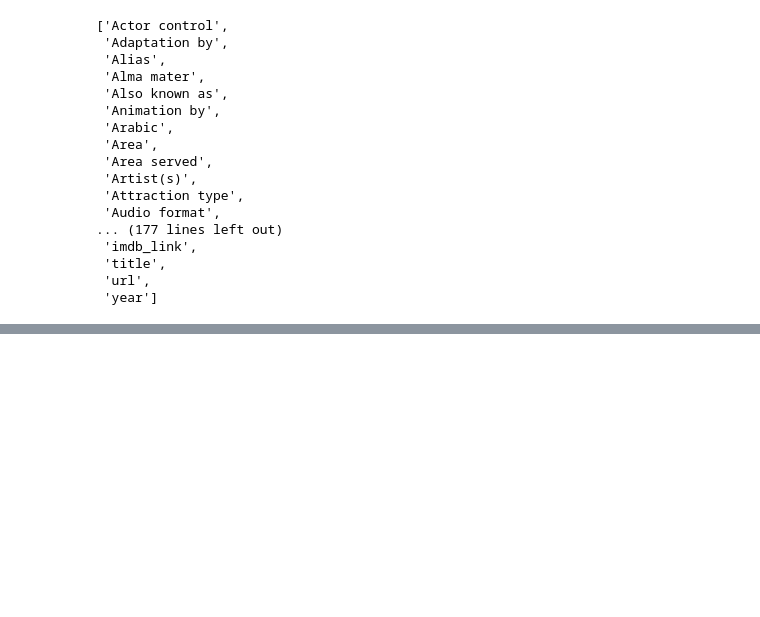
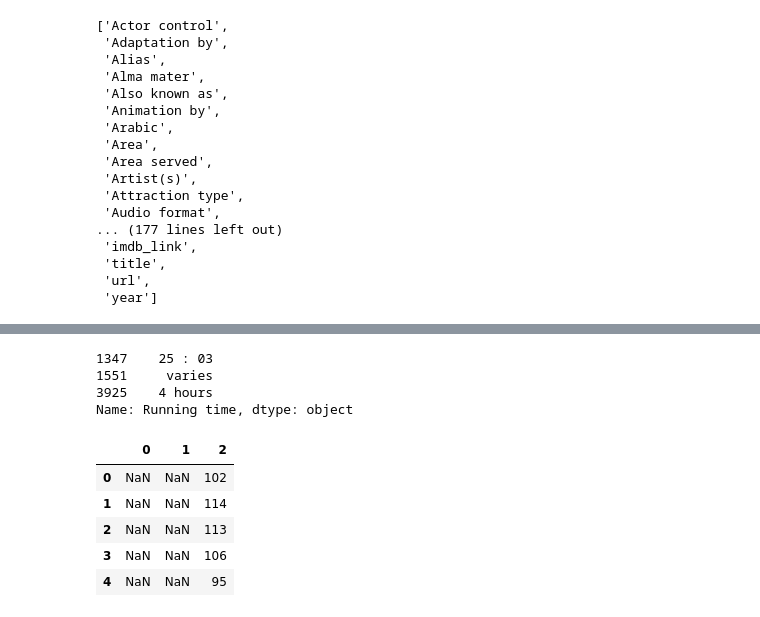
Before and after one commit to Ninax3/Movies-ETL, a Jupyter notebook: Movies_ETL_data.ipynb, the cells around one changed output, grey strips where cells are left out. Cells and saved outputs as stored; diff of their text form; code cells hidden in the pictures; blank space fills up the shorter version.

```diff
--- a/Movies_ETL_data.ipynb
+++ b/Movies_ETL_data.ipynb
@@ -217,0 +651,19 @@ sorted(wiki_movies_df.columns.tolist())
+# %%
+# get rid of ^ to include more entries
+running_time[running_time.str.contains(r'\d*\s*m', flags=re.IGNORECASE, na=False) != True]
+# %% [output]
+1347    25 : 03
+1551     varies
+3925    4 hours
+Name: Running time, dtype: object
+# %%
+# extract values for either of two patterns - hours,min and min
+running_time_extract = running_time.str.extract(r'(\d+)\s*ho?u?r?s?\s*(\d*)|(\d+)\s*m')
+running_time_extract.head()
+# %% [output]
+|  | 0 | 1 | 2 |
+| 0 | NaN | NaN | 102 |
+| 1 | NaN | NaN | 114 |
+| 2 | NaN | NaN | 113 |
+| 3 | NaN | NaN | 106 |
+| 4 | NaN | NaN | 95 |
```
Also changed, not shown: parts of 43 cells of this notebook.
